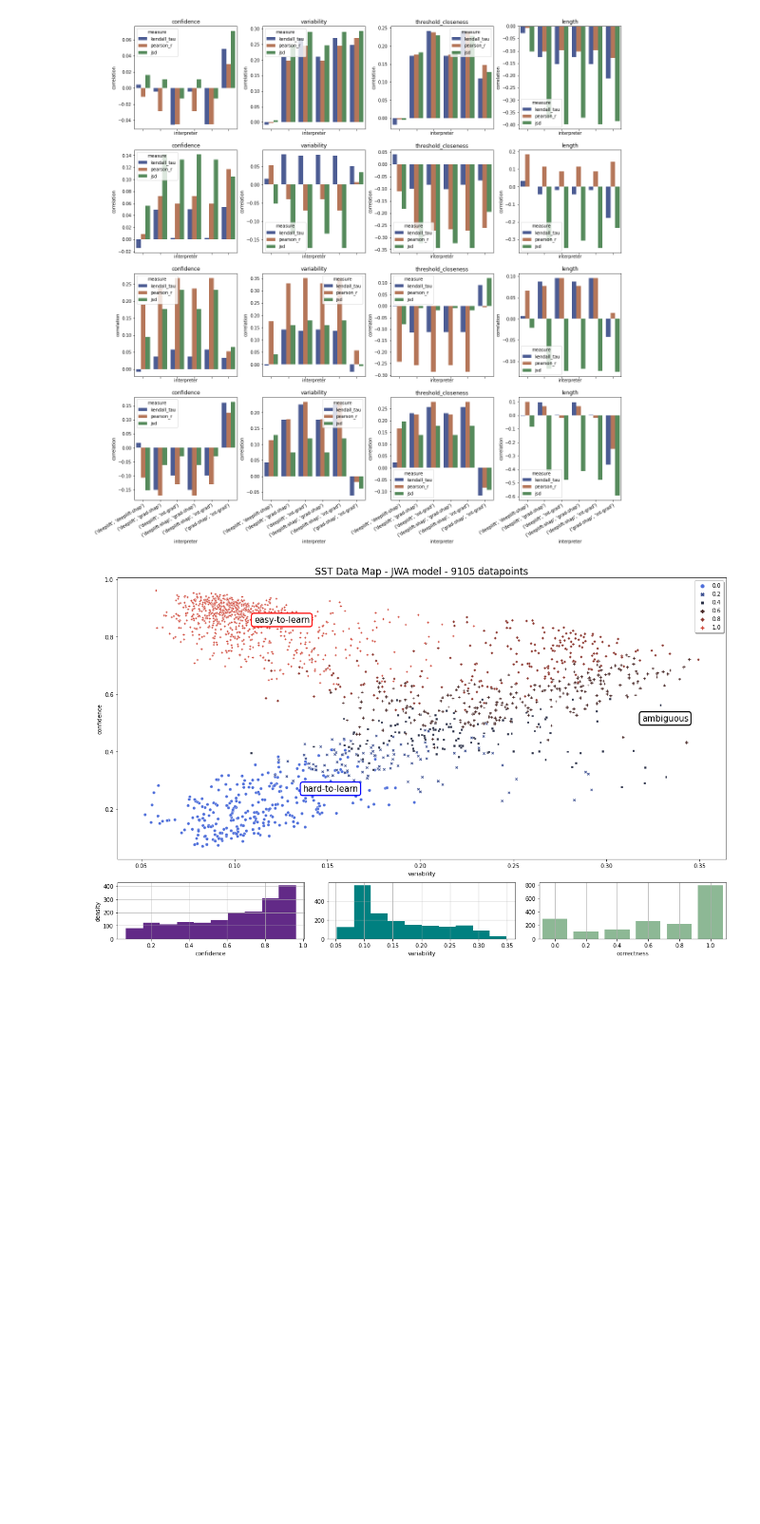
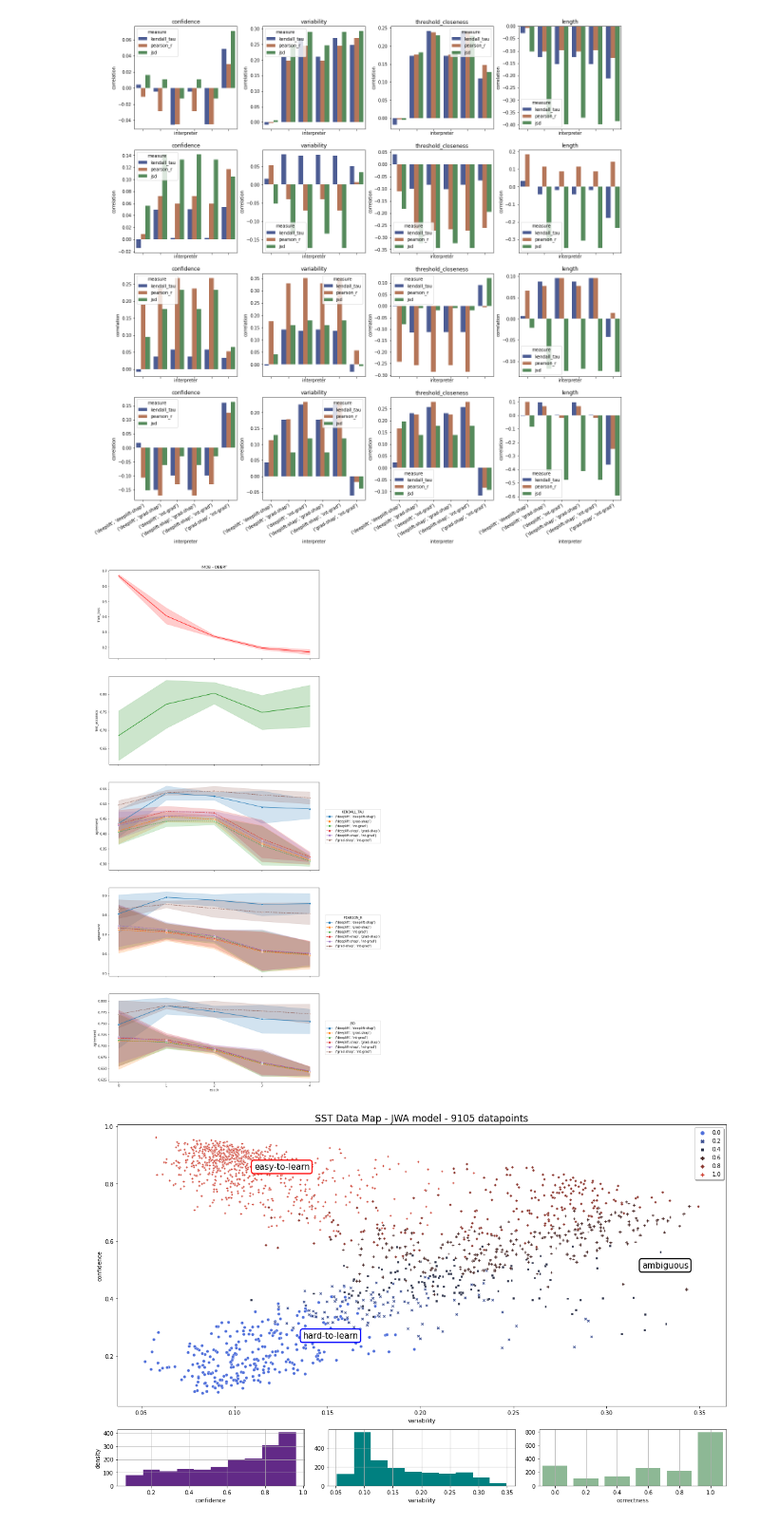
Before and after one commit to mttk/unity-in-xai-court, a Jupyter notebook: viz.ipynb, the cells around one changed output. Shown at 95% size. Drawn from its saved outputs; the diff is of its cells as text; code cells hidden in the pictures; blank space fills up the shorter version.

```diff
--- a/viz.ipynb
+++ b/viz.ipynb
@@ -398,6 +382,11 @@ plot_attribute_matrix(
 )
 # %% [output]
 [figure]
+# %%
+df_tr, df_agr, df_crt_train, df_crt_test, df_attr = results_to_df(experiments[0][0], experiments[0][1])
+plot_experiment(df_tr, df_agr, experiments[0][1])
+# %% [output]
+[figure, added]
 # %%
 fig = plot_cartography(df_crt_test, meta, hue_metric="correct")
 # %% [output]
```
Also changed, not shown: parts of 3 cells of this notebook, 6 other files.
